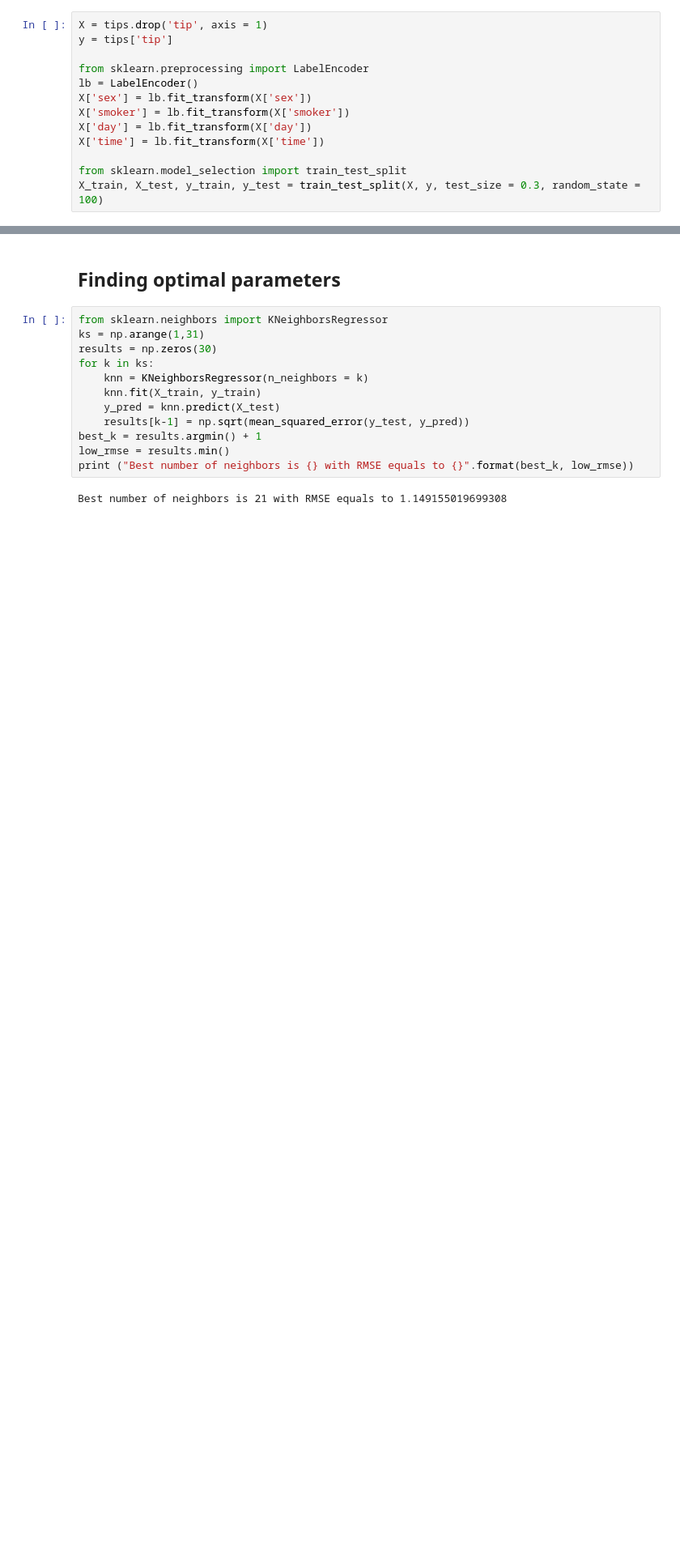
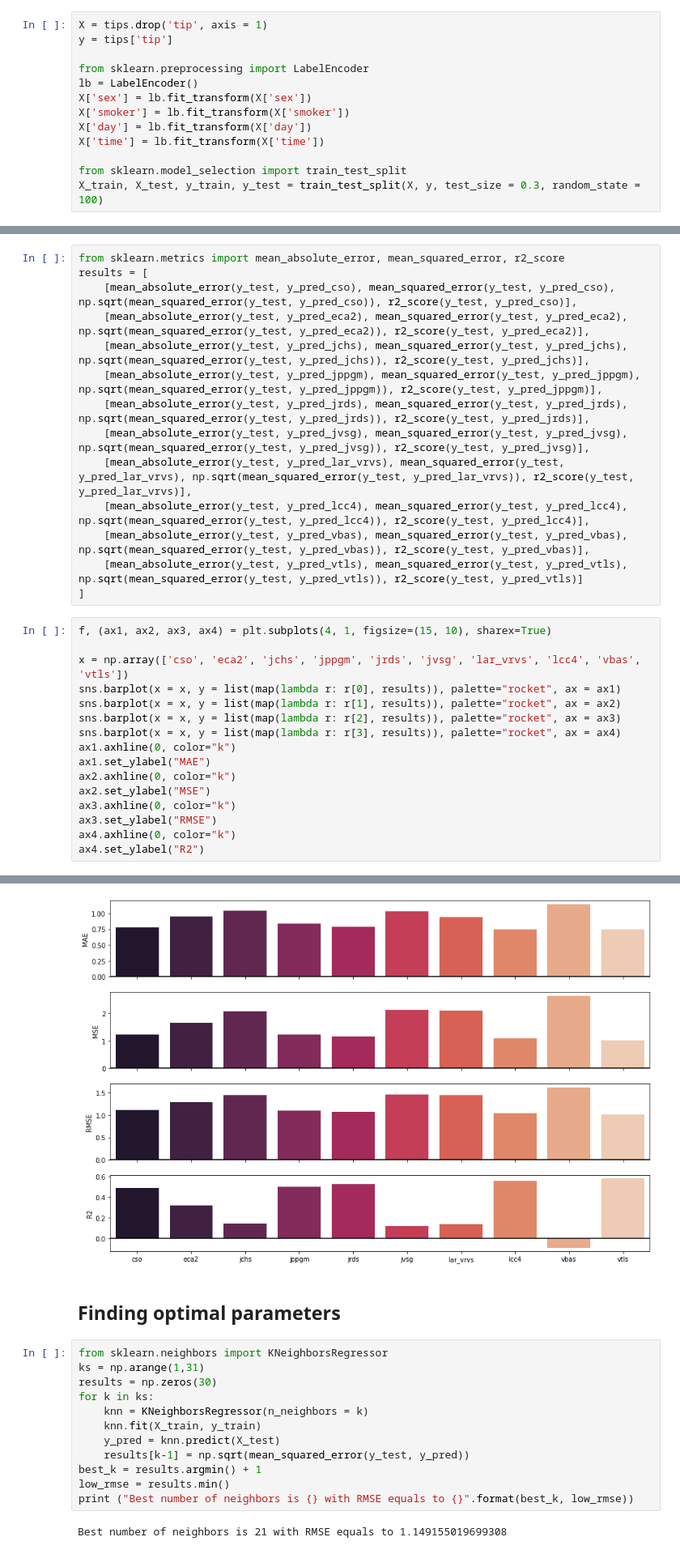
Before and after one commit to vtlscin/Curso_Python, a Jupyter notebook: Aula_07.01_Comparando modelos.ipynb, the cells around one changed output, grey strips where cells are left out. Shown at 81% size. Drawn from its saved outputs; the diff is of its cells as text; blank space fills up the shorter version.

```diff
--- a/Aula_07.01_Comparando modelos.ipynb
+++ b/Aula_07.01_Comparando modelos.ipynb
@@ -229,0 +201,31 @@ REG4: 0.7849578507063836 1.158058957583082 1.076131477833021
+# %%
+from sklearn.metrics import mean_absolute_error, mean_squared_error, r2_score
+results = [
+    [mean_absolute_error(y_test, y_pred_cso), mean_squared_error(y_test, y_pred_cso), np.sqrt(mean_squared_error(y_test, y_pred_cso)), r2_score(y_test, y_pred_cso)],
+    [mean_absolute_error(y_test, y_pred_eca2), mean_squared_error(y_test, y_pred_eca2), np.sqrt(mean_squared_error(y_test, y_pred_eca2)), r2_score(y_test, y_pred_eca2)],
+    [mean_absolute_error(y_test, y_pred_jchs), mean_squared_error(y_test, y_pred_jchs), np.sqrt(mean_squared_error(y_test, y_pred_jchs)), r2_score(y_test, y_pred_jchs)],
+    [mean_absolute_error(y_test, y_pred_jppgm), mean_squared_error(y_test, y_pred_jppgm), np.sqrt(mean_squared_error(y_test, y_pred_jppgm)), r2_score(y_test, y_pred_jppgm)],
+    [mean_absolute_error(y_test, y_pred_jrds), mean_squared_error(y_test, y_pred_jrds), np.sqrt(mean_squared_error(y_test, y_pred_jrds)), r2_score(y_test, y_pred_jrds)],
+    [mean_absolute_error(y_test, y_pred_jvsg), mean_squared_error(y_test, y_pred_jvsg), np.sqrt(mean_squared_error(y_test, y_pred_jvsg)), r2_score(y_test, y_pred_jvsg)],
+    [mean_absolute_error(y_test, y_pred_lar_vrvs), mean_squared_error(y_test, y_pred_lar_vrvs), np.sqrt(mean_squared_error(y_test, y_pred_lar_vrvs)), r2_score(y_test, y_pred_lar_vrvs)],
+    [mean_absolute_error(y_test, y_pred_lcc4), mean_squared_error(y_test, y_pred_lcc4), np.sqrt(mean_squared_error(y_test, y_pred_lcc4)), r2_score(y_test, y_pred_lcc4)],
+    [mean_absolute_error(y_test, y_pred_vbas), mean_squared_error(y_test, y_pred_vbas), np.sqrt(mean_squared_error(y_test, y_pred_vbas)), r2_score(y_test, y_pred_vbas)],
+    [mean_absolute_error(y_test, y_pred_vtls), mean_squared_error(y_test, y_pred_vtls), np.sqrt(mean_squared_error(y_test, y_pred_vtls)), r2_score(y_test, y_pred_vtls)]
+]
+# %%
+f, (ax1, ax2, ax3, ax4) = plt.subplots(4, 1, figsize=(15, 10), sharex=True)
+
+x = np.array(['cso', 'eca2', 'jchs', 'jppgm', 'jrds', 'jvsg', 'lar_vrvs', 'lcc4', 'vbas', 'vtls'])
+sns.barplot(x = x, y = list(map(lambda r: r[0], results)), palette="rocket", ax = ax1)
+sns.barplot(x = x, y = list(map(lambda r: r[1], results)), palette="rocket", ax = ax2)
+sns.barplot(x = x, y = list(map(lambda r: r[2], results)), palette="rocket", ax = ax3)
+sns.barplot(x = x, y = list(map(lambda r: r[3], results)), palette="rocket", ax = ax4)
+ax1.axhline(0, color="k")
+ax1.set_ylabel("MAE")
+ax2.axhline(0, color="k")
+ax2.set_ylabel("MSE")
+ax3.axhline(0, color="k")
+ax3.set_ylabel("RMSE")
+ax4.axhline(0, color="k")
+ax4.set_ylabel("R2")
+# %% [output]
@@ -230,3 +233,4 @@ REG4: 0.7849578507063836 1.158058957583082 1.076131477833021
+[figure, added]
 # %% [markdown]
 ## Finding optimal parameters
 # %%
```
Also changed, not shown: parts of 20 cells of this notebook, 11 other files.
